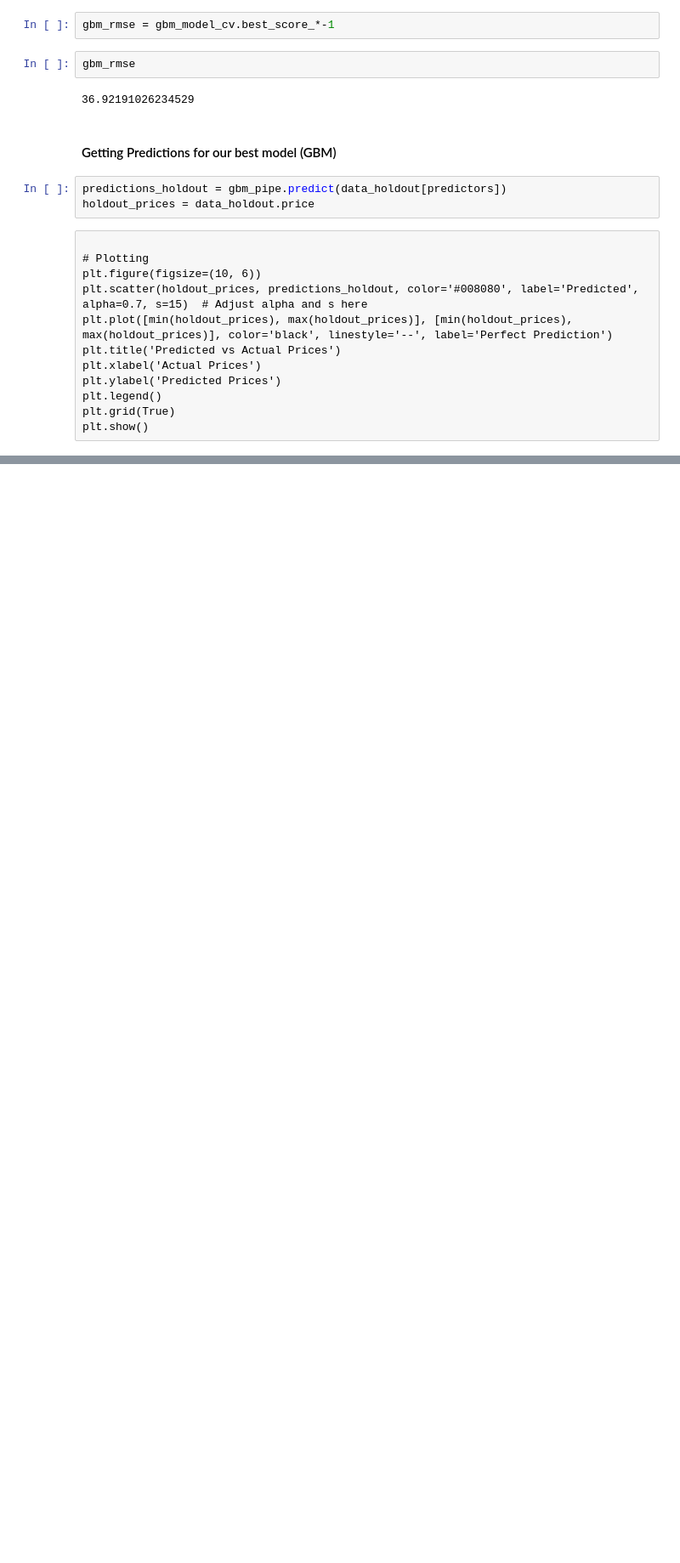
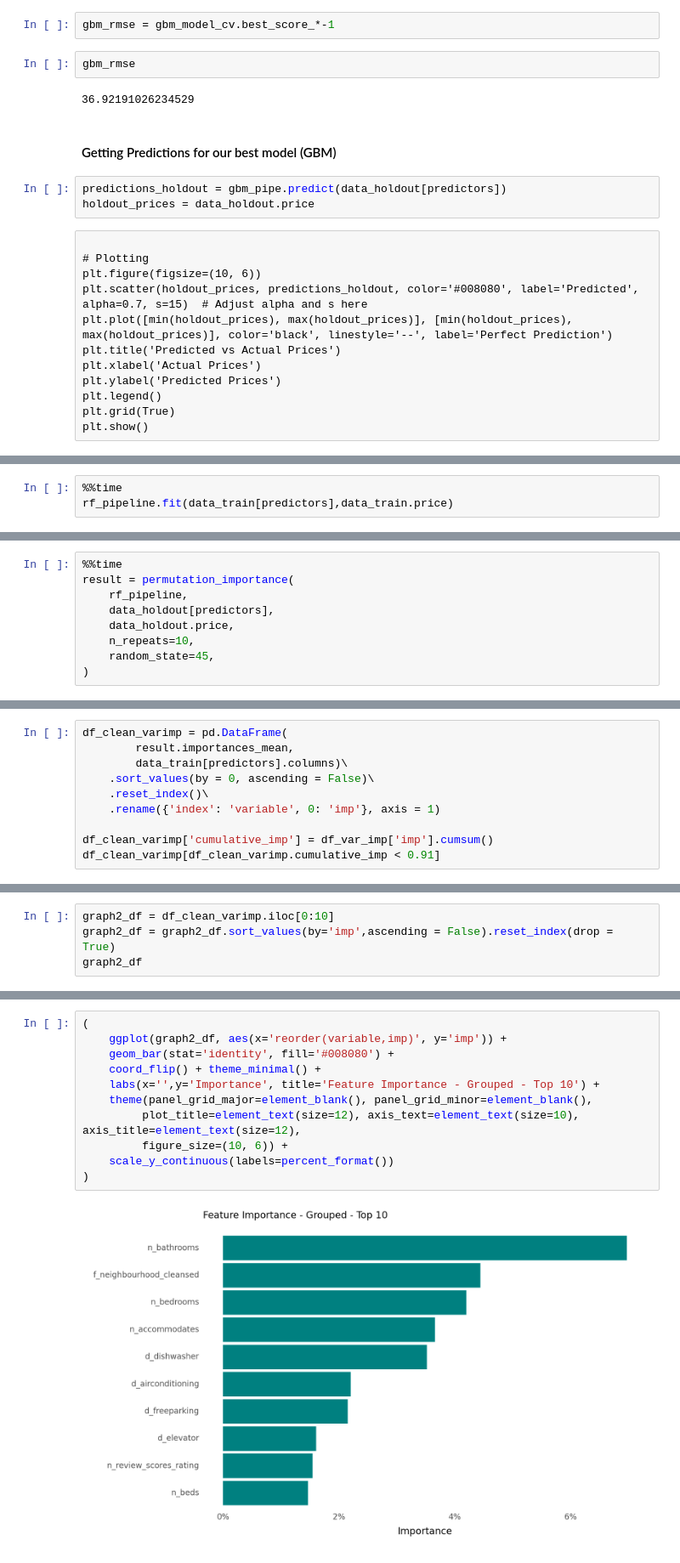
Before and after one commit to arbash-malik/DA3, a Jupyter notebook: Assignment 2/Assignment 2.ipynb, the cells around one changed output, grey strips where cells are left out. Shown at 85% size. Saved outputs shown, nothing was run; the diff lists cells and outputs as text; blank space fills up the shorter version.

```diff
--- a/Assignment 2/Assignment 2.ipynb
+++ b/Assignment 2/Assignment 2.ipynb
@@ -1150,0 +1262,3 @@ plt.show()
+# %%
+%%time
+rf_pipeline.fit(data_train[predictors],data_train.price)
@@ -1150,0 +1285,9 @@ plt.show()
+# %%
+%%time
+result = permutation_importance(
+    rf_pipeline,
+    data_holdout[predictors],
+    data_holdout.price,
+    n_repeats=10,
+    random_state=45,
+)
@@ -1150,0 +1325,10 @@ plt.show()
+# %%
+df_clean_varimp = pd.DataFrame(
+        result.importances_mean,
+        data_train[predictors].columns)\
+    .sort_values(by = 0, ascending = False)\
+    .reset_index()\
+    .rename({'index': 'variable', 0: 'imp'}, axis = 1)
+
+df_clean_varimp['cumulative_imp'] = df_var_imp['imp'].cumsum()
+df_clean_varimp[df_clean_varimp.cumulative_imp < 0.91]
@@ -1150,0 +1353,4 @@ plt.show()
+# %%
+graph2_df = df_clean_varimp.iloc[0:10]
+graph2_df = graph2_df.sort_values(by='imp',ascending = False).reset_index(drop = True)
+graph2_df
@@ -1150,0 +1369,13 @@ plt.show()
+# %%
+(
+    ggplot(graph2_df, aes(x='reorder(variable,imp)', y='imp')) +
+    geom_bar(stat='identity', fill='#008080') +
+    coord_flip() + theme_minimal() +
+    labs(x='',y='Importance', title='Feature Importance - Grouped - Top 10') +
+    theme(panel_grid_major=element_blank(), panel_grid_minor=element_blank(),
+         plot_title=element_text(size=12), axis_text=element_text(size=10), axis_title=element_text(size=12),
+         figure_size=(10, 6)) +
+    scale_y_continuous(labels=percent_format())
+)
+# %% [output]
+[figure, added]
```
Also changed, not shown: parts of 28 cells of this notebook.
